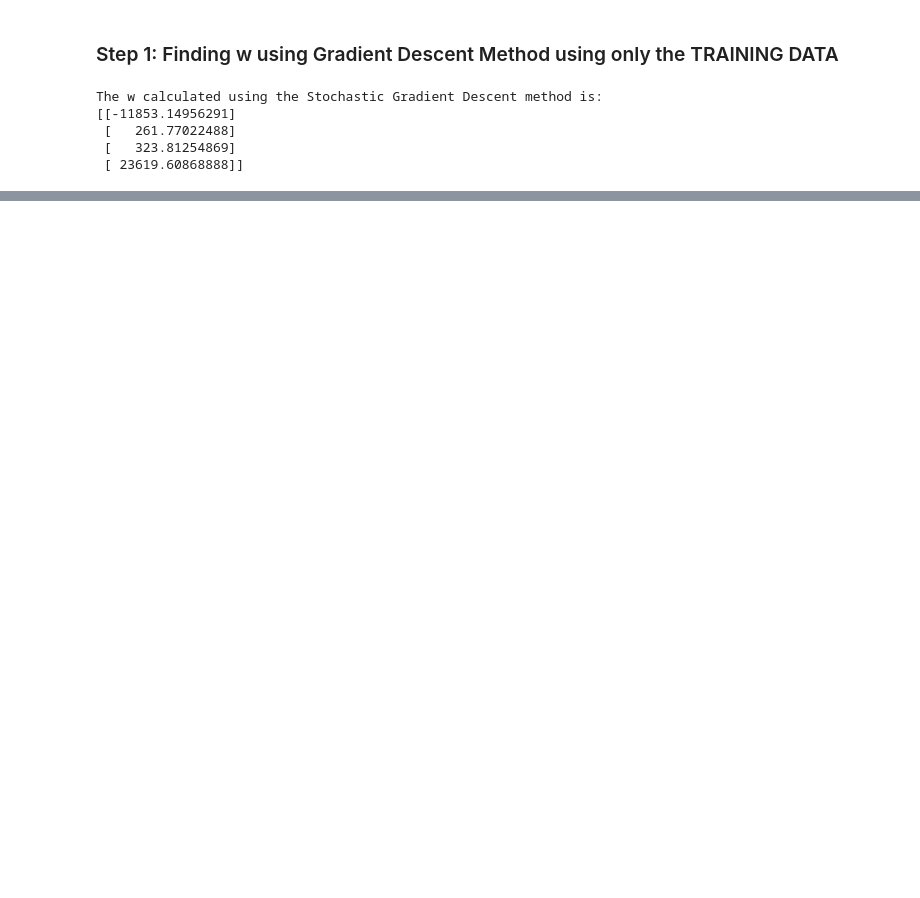
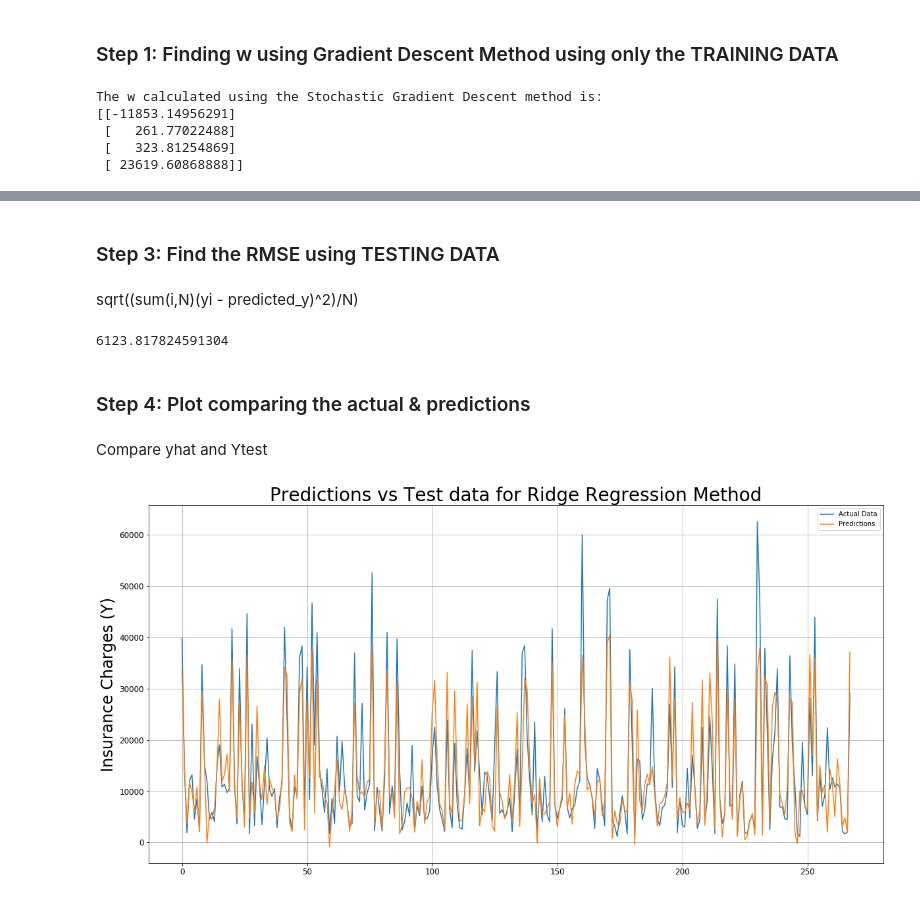
Before and after one commit to Aritra-Paul/Linear-Regression, a Jupyter notebook: CSE474_assignment1_part1.ipynb, the cells around one changed output, grey strips where cells are left out. Drawn from its saved outputs; the diff is of its cells as text; code cells hidden in the pictures; blank space fills up the shorter version.

```diff
--- a/CSE474_assignment1_part1.ipynb
+++ b/CSE474_assignment1_part1.ipynb
@@ -278,0 +406,4 @@ The w calculated using the Stochastic Gradient Descent method is:
+# %%
+ridge_yhat = np.dot(Xtest, ridge_w)
+
+print("The Predicted values of Y for each X value from the test dataset is: \n" + str(ridge_yhat))
@@ -278,0 +428,28 @@ The w calculated using the Stochastic Gradient Descent method is:
+# %% [markdown]
+### Step 3: Find the RMSE using TESTING DATA
+# %% [markdown]
+sqrt((sum(i,N)(yi - predicted_y)^2)/N)
+# %%
+ridge_rmse = find_rmse(Ytest, ridge_yhat)
+#range: 6000 - 7000
+print(ridge_rmse)
+# %% [output]
+6123.817824591304
+# %% [markdown]
+### Step 4: Plot comparing the actual & predictions
+# %% [markdown]
+ Compare yhat and Ytest
+# %%
+##Plotting the predictions vs the actual data.
+plt.figure(figsize=(20,10))
+plt.plot(Ytest, label='Actual Data')
+plt.plot(ridge_yhat, label='Predictions')
+plt.grid()
+plt.ylabel('Insurance Charges (Y)', fontsize=24)
+plt.title('Predictions vs Test data for Ridge Regression Method', fontsize=28)
+plt.xticks(fontsize=12)
+plt.yticks(fontsize=12)
+plt.legend()
+plt.show()
+# %% [output]
+[figure, added]
```
Also changed, not shown: parts of 29 cells of this notebook.
